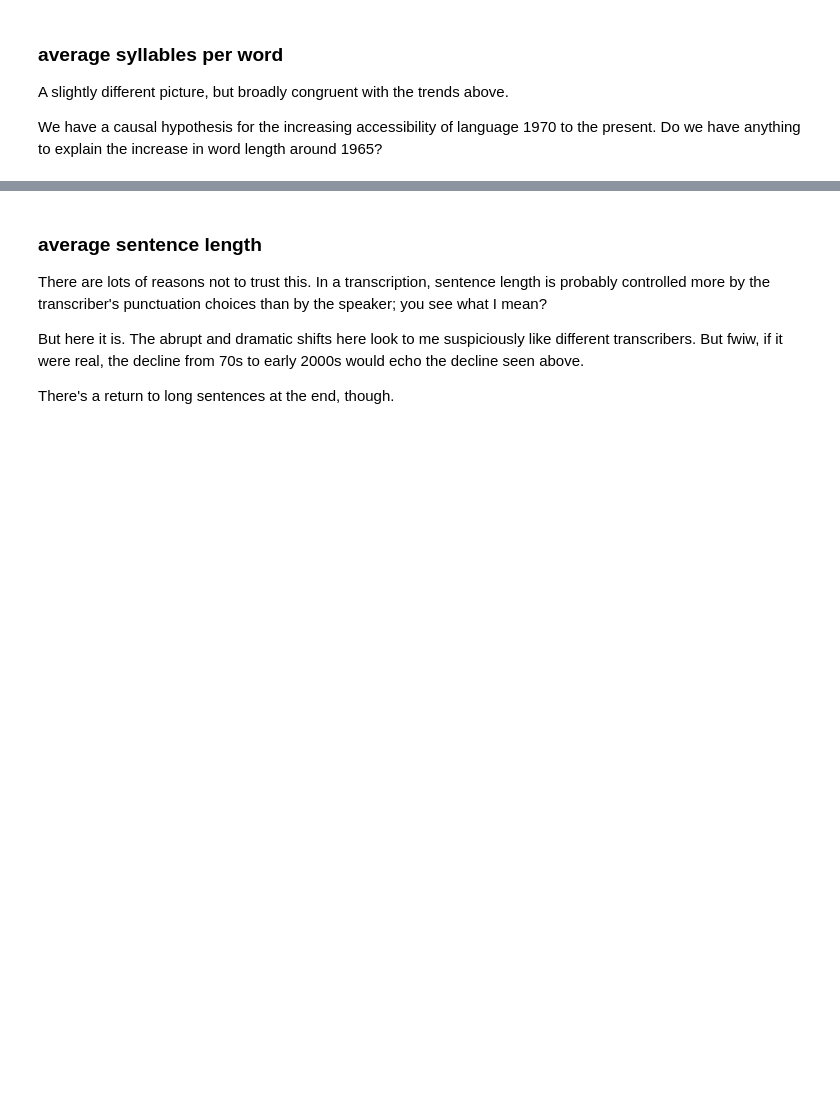
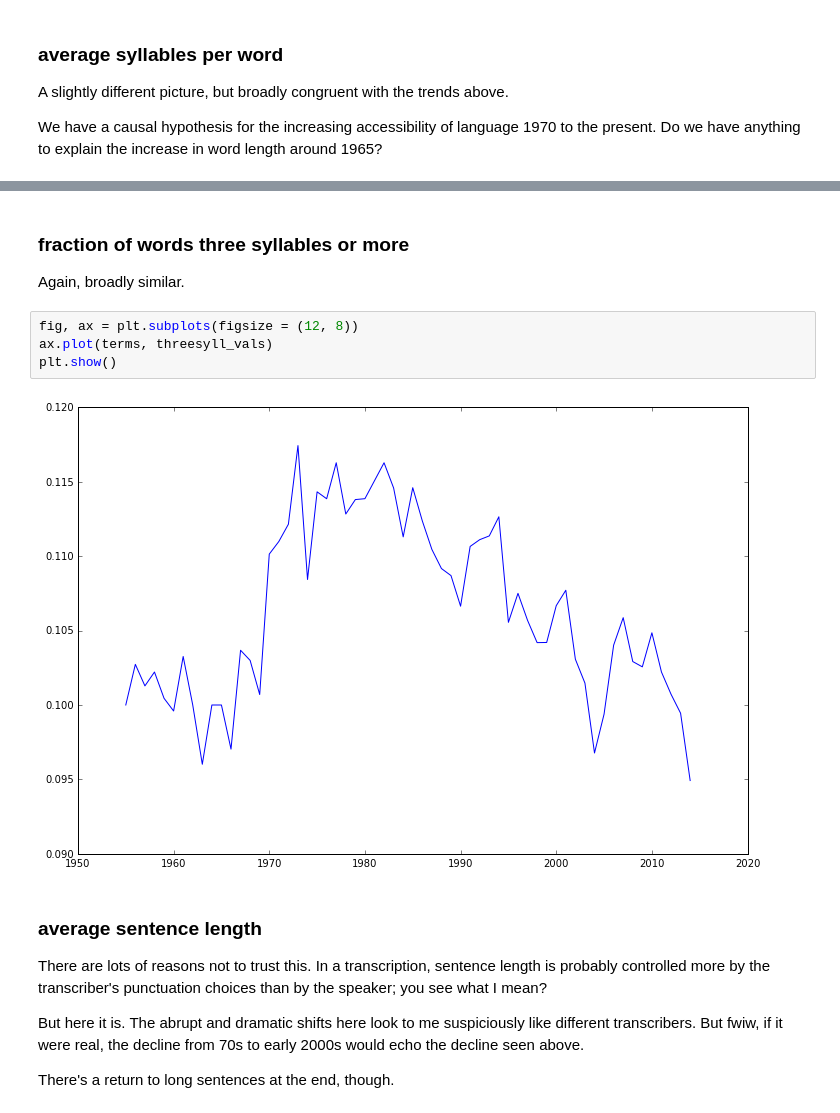
Before and after one commit to tedunderwood/oralarg, a Jupyter notebook: code/readability.ipynb, the cells around one changed output, grey strips where cells are left out. Drawn from its saved outputs; the diff is of its cells as text; blank space fills up the shorter version.

```diff
--- a/code/readability.ipynb
+++ b/code/readability.ipynb
@@ -373,3 +384,13 @@ plt.show()
+# %% [markdown]
+### fraction of words three syllables or more
+
+Again, broadly similar.
+# %%
+fig, ax = plt.subplots(figsize = (12, 8))
+ax.plot(terms, threesyll_vals)
+plt.show()
+# %% [output]
+[figure, added]
 # %% [markdown]
 ### average sentence length
 
```
Also changed, not shown: parts of 7 cells of this notebook.
